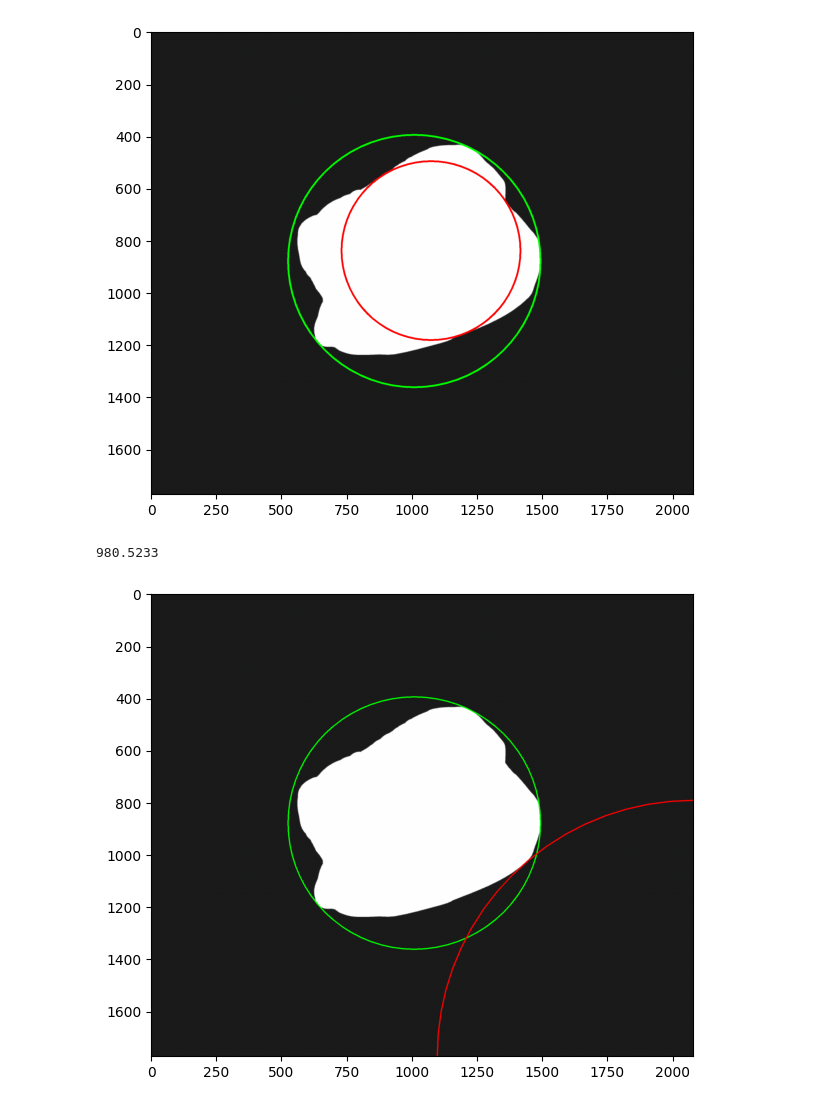
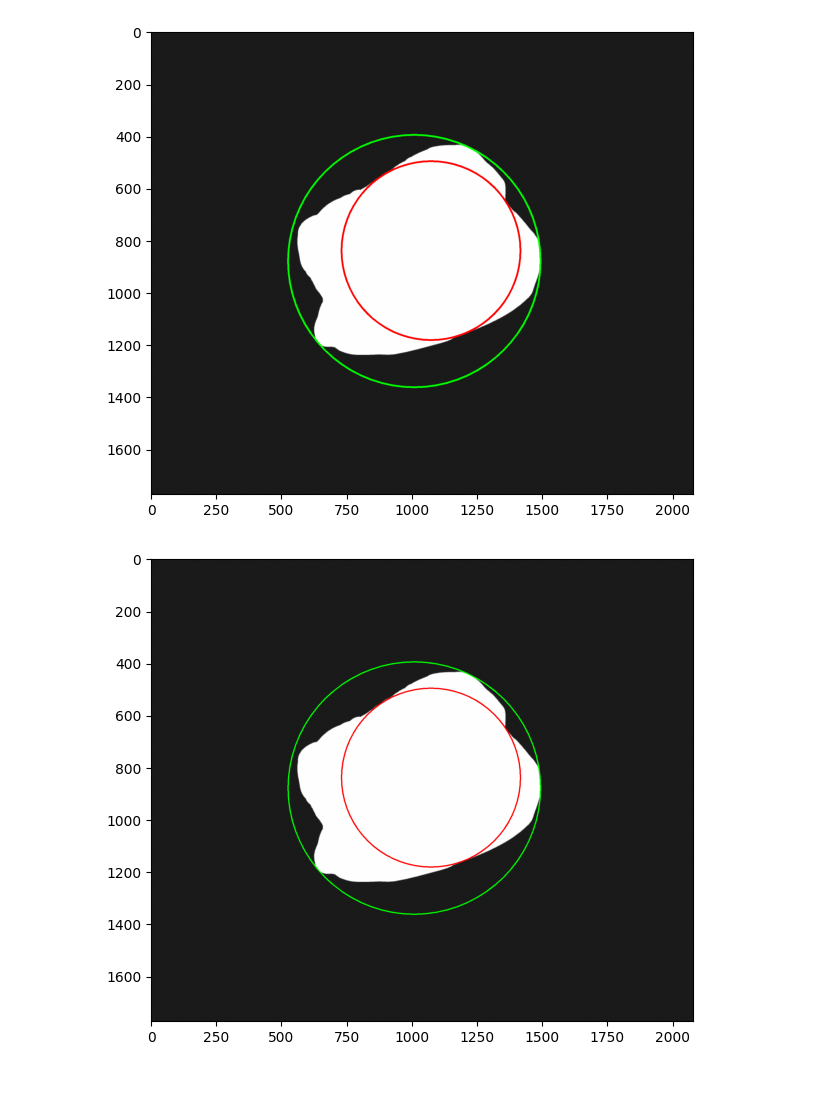
Before and after one commit to mrFendel/GeoCV, a Jupyter notebook: metrics.ipynb, the cells around one changed output. Saved outputs shown, nothing was run; the diff lists cells and outputs as text; code cells hidden in the pictures.

Commit message:
TODO's and ex/internal circles

```diff
--- a/metrics.ipynb
+++ b/metrics.ipynb
@@ -92,30 +94,29 @@ plot(img)
 [figure]
 # %%
 def apply_circ(cnt, img, linew=3):
+    # TODO: optimize section below
     temp = np.zeros_like(img)
+    temp = cv.cvtColor(temp, cv.COLOR_BGR2GRAY)
     cv.drawContours(temp, cnt, -1, (255, 255, 255), 1)
     cv.fillPoly(temp, pts=[cnt], color=(255,255,255))
     ret, temp = cv.threshold(temp, 100, 255, 0)
-    temp = 255 - temp
-    temp = cv.cvtColor(temp, cv.COLOR_BGR2GRAY)
+
 
     dist = cv.distanceTransform(temp,
                                 cv.DIST_L2,
                                 cv.DIST_MASK_PRECISE)
 
     indices = np.unravel_index(dist.argmax(), dist.shape)
     r = int(dist[indices])
-    print(np.max(dist))
 
     (x_axis,y_axis),R = cv.minEnclosingCircle(cnt)
     center = (int(x_axis),int(y_axis))
 
     img = img.copy()
     cv.circle(img,center,int(R),(0,255,0),linew)
     cv.circle(img, indices[::-1], r, (255,0,0), linew)
     return img
 
 plot(apply_circ(CNT, IMG))
 # %% [output]
-980.5233
-[figure, old version]
+[figure, new version]
```
Also changed, not shown: parts of 2 cells of this notebook.
